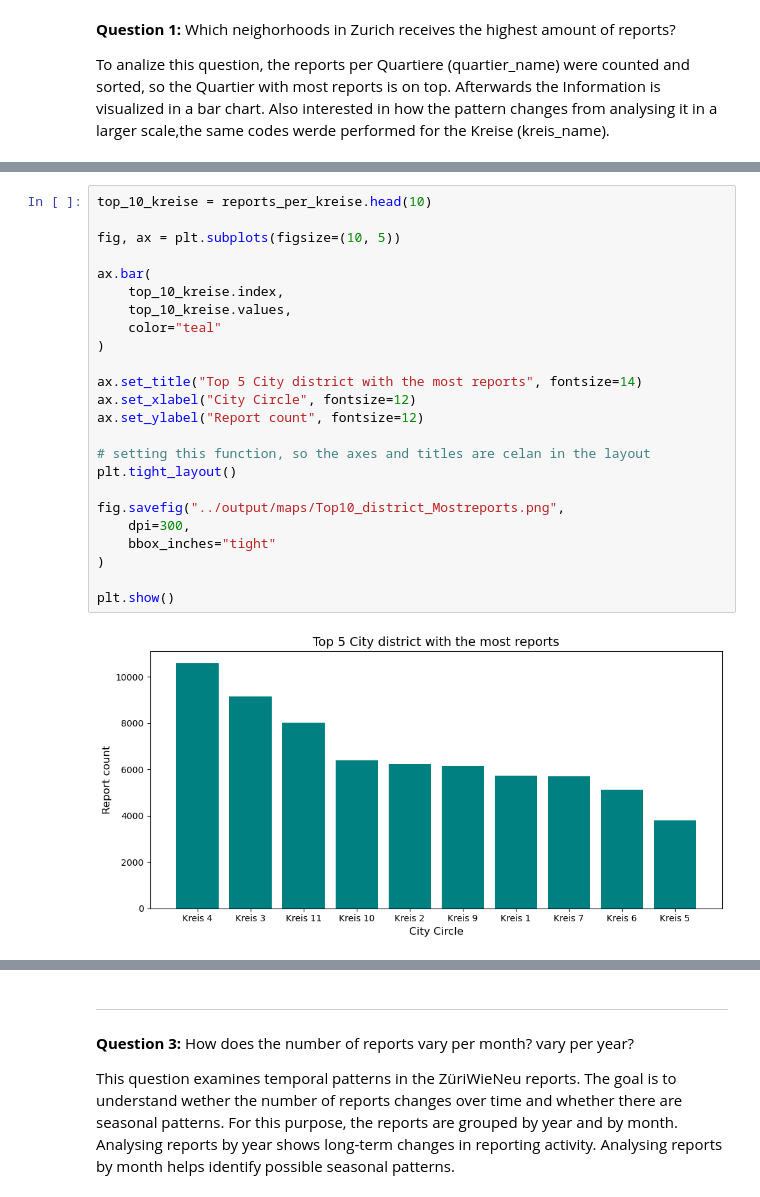
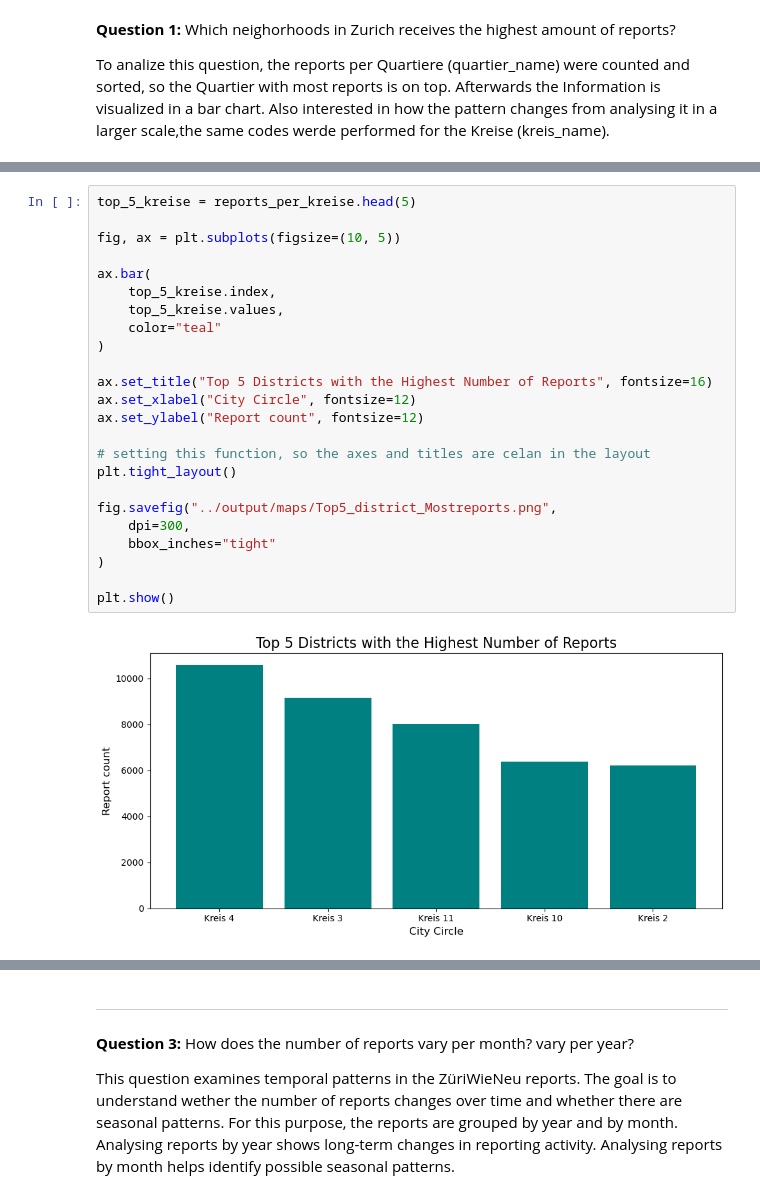
Before and after one commit to ripy250/project_ri, a Jupyter notebook: notebooks/analysis_and_visulaization.ipynb, the cells around one changed output, grey strips where cells are left out. Saved outputs shown, nothing was run; the diff lists cells and outputs as text.

```diff
--- a/notebooks/analysis_and_visulaization.ipynb
+++ b/notebooks/analysis_and_visulaization.ipynb
@@ -222,30 +274,30 @@ Kreis 10     6394
 Kreis 2      6222
 dtype: int64
 # %%
-top_10_kreise = reports_per_kreise.head(10)
+top_5_kreise = reports_per_kreise.head(5)
 
 fig, ax = plt.subplots(figsize=(10, 5))
 
 ax.bar(
-    top_10_kreise.index,
-    top_10_kreise.values,
+    top_5_kreise.index,
+    top_5_kreise.values,
     color="teal"
 )
 
-ax.set_title("Top 5 City district with the most reports", fontsize=14)
+ax.set_title("Top 5 Districts with the Highest Number of Reports", fontsize=16)
 ax.set_xlabel("City Circle", fontsize=12)
 ax.set_ylabel("Report count", fontsize=12)
 
 # setting this function, so the axes and titles are celan in the layout
 plt.tight_layout()
 
-fig.savefig("../output/maps/Top10_district_Mostreports.png",
+fig.savefig("../output/maps/Top5_district_Mostreports.png",
     dpi=300,
     bbox_inches="tight"
 )
 
 plt.show()
 # %% [output]
-[figure, old version]
+[figure, new version]
 # %% [markdown]
 **Interpretation:**
```
Also changed, not shown: parts of 40 cells of this notebook, 2 other files.
